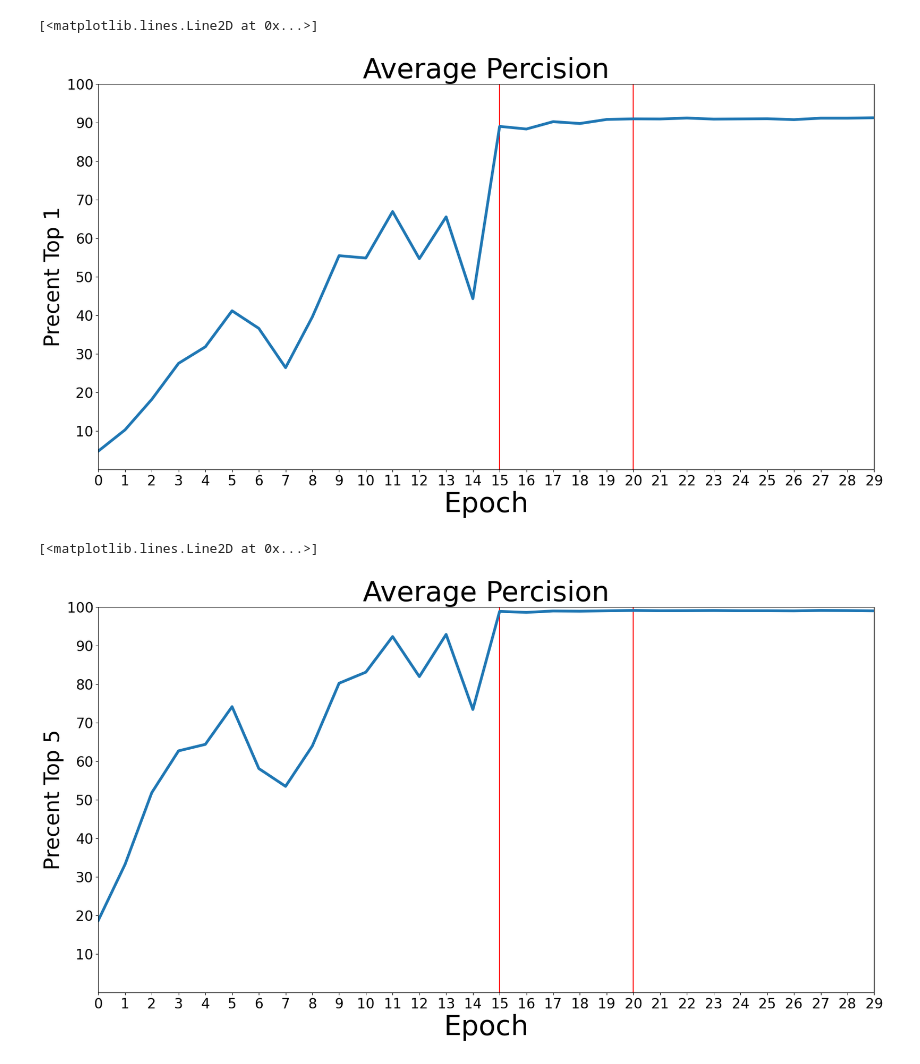
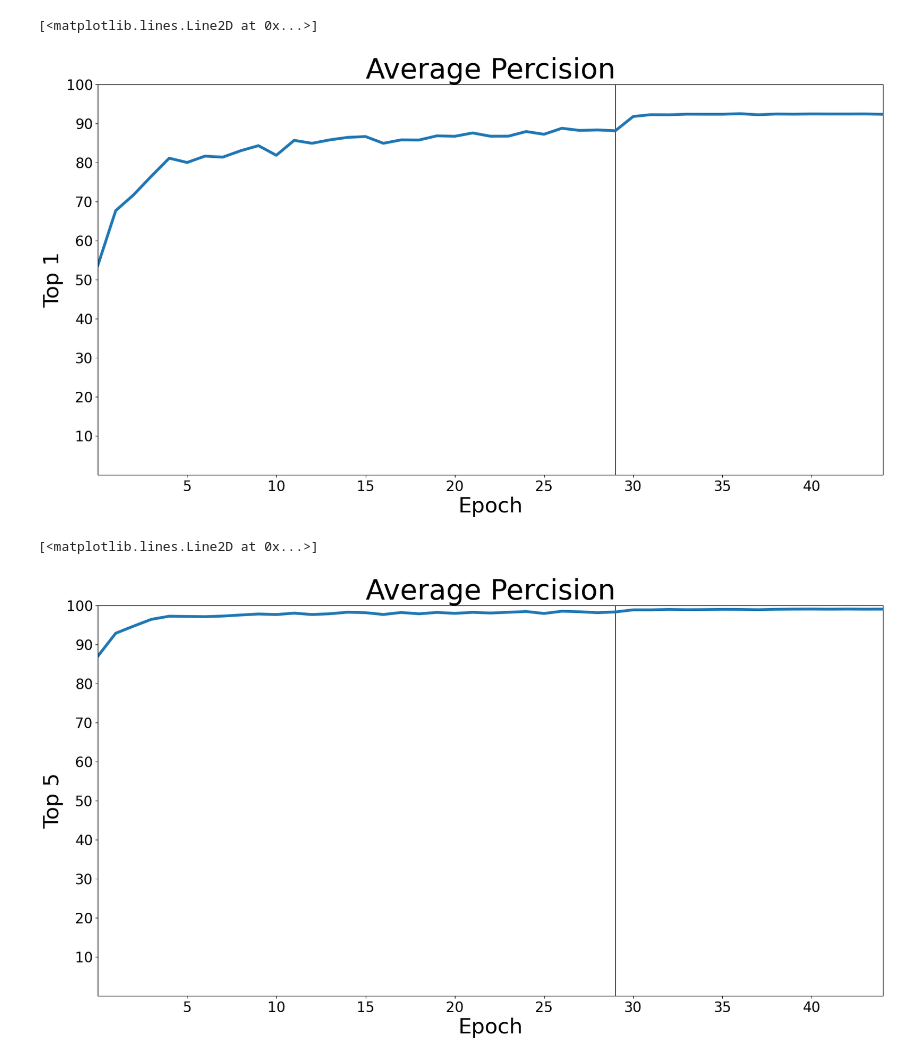
Before and after one commit to vegardwho/Deep-Leafsnap, a Jupyter notebook: create_plots.ipynb, the cells around one changed output. Drawn from its saved outputs; the diff is of its cells as text; code cells hidden in the pictures.

```diff
--- a/create_plots.ipynb
+++ b/create_plots.ipynb
@@ -30,6 +32,6 @@ output = torch.load('saved_output/vgg16_new_validating_output/output_e0_b64')
 # %%
 #find max epoch and max batch
-output_files = [ i for i in os.listdir('saved_output/vgg16_new_validating_output/') if 'output' in i]
+output_files = [ i for i in os.listdir(f'saved_output/{model_name}_validating_output/') if 'output' in i]
 output_files
 max_b=0
 max_e = 0
@@ -84,18 +86,18 @@ prec5_avg_list_temp = []
 
 for e in range(max_e+1):
     for b in range(max_b):
-        output = torch.load(f'saved_output/vgg16_new_validating_output/output_e{e}_b{b}')
-        target = torch.load(f'saved_output/vgg16_new_validating_output/target_b{b}')
+        output = torch.load(f'saved_output/{model_name}_validating_output/output_e{e}_b{b}')
+        target = torch.load(f'saved_output/{model_name}_validating_output/target_b{b}')
 
         prec1, prec5, conf1 = accuracy(output.data, target, topk=(1, 5))
 
-        prec1_list.append(prec1)
-        prec1_avg_list_temp.append(prec1)
+        prec1_list.append(prec1.cpu())
+        prec1_avg_list_temp.append(prec1.cpu())
 
-        prec5_list.append(prec5)
-        prec5_avg_list_temp.append(prec5)
+        prec5_list.append(prec5.cpu())
+        prec5_avg_list_temp.append(prec5.cpu())
 
-    prec1_avg_list.append(np.average(prec1_avg_list_temp))
+    prec1_avg_list.append(np.average((prec1_avg_list_temp)))
     prec1_avg_list_temp = []
 
 
@@ -110,40 +112,41 @@ prec5_array_avg = np.array(prec5_avg_list)
 # %%
 xticks_size = 20
 yticks_size = 20
 ylabel_size = 30
-xlabel_size = 40
+xlabel_size = 30
 title_size = 40
 linewidth = 4
 
+xticks = [5,10,15,20,25,30,35,40,45]
 
 
 plt.figure(figsize=(20,10))
 
 x = [i for i in range(len(prec1_array_avg))]
-plt.axvline(x = 15, color = 'r', label = 'axvline - full height')
-plt.axvline(x = 20, color = 'r', label = 'axvline - full height')
+# plt.axvline(x = 15, color = 'r', label = 'axvline - full height')
+plt.axvline(x = 29, color = 'r', label = 'axvline - full height')
 # plt.axvline(x = 0, color = 'r', label = 'axvline - full height')
-plt.xticks(x,fontsize=xticks_size)
+plt.xticks(xticks,fontsize=xticks_size)
 plt.yticks([10,20,30,40,50,60,70,80,90,100],fontsize=yticks_size)
-plt.ylabel('Precent Top 1', fontsize=ylabel_size)
+plt.ylabel('Top 1', fontsize=ylabel_size)
 plt.xlabel('Epoch',fontsize=xlabel_size)
 plt.title('Average Percision', fontsize=title_size)
 
 # plt.margins(0)
 plt.xlim([0, max_e])
 plt.ylim([0, 100])
 plt.plot(x,prec1_array_avg, linewidth = linewidth)
 # %% [output]
 [<matplotlib.lines.Line2D at 0x...>]
-[figure, old version]
+[figure, new version]
 # %%
 plt.figure(figsize=(20,10))
 x = [i for i in range(len(prec5_array_avg))]
-plt.axvline(x = 15, color = 'r', label = 'axvline - full height')
-plt.axvline(x = 20, color = 'r', label = 'axvline - full height')
-plt.xticks(x,fontsize=xticks_size)
+plt.axvline(x = 29, color = 'r', label = 'axvline - full height')
+# plt.axvline(x = 20, color = 'r', label = 'axvline - full height')
+plt.xticks(xticks,fontsize=xticks_size)
 plt.yticks([10,20,30,40,50,60,70,80,90,100],fontsize=yticks_size)
-plt.ylabel('Precent Top 5', fontsize=ylabel_size)
+plt.ylabel('Top 5', fontsize=ylabel_size)
 plt.xlabel('Epoch',fontsize=xlabel_size)
 plt.title('Average Percision', fontsize=title_size)
 
@@ -153,7 +156,7 @@ plt.ylim([0, 100])
 plt.plot(x,prec5_array_avg, linewidth = linewidth)
 # %% [output]
 [<matplotlib.lines.Line2D at 0x...>]
-[figure, old version]
+[figure, new version]
 # %%
 x
 # %% [output]
```
Also changed, not shown: parts of 3 cells of this notebook, 4 other files.
